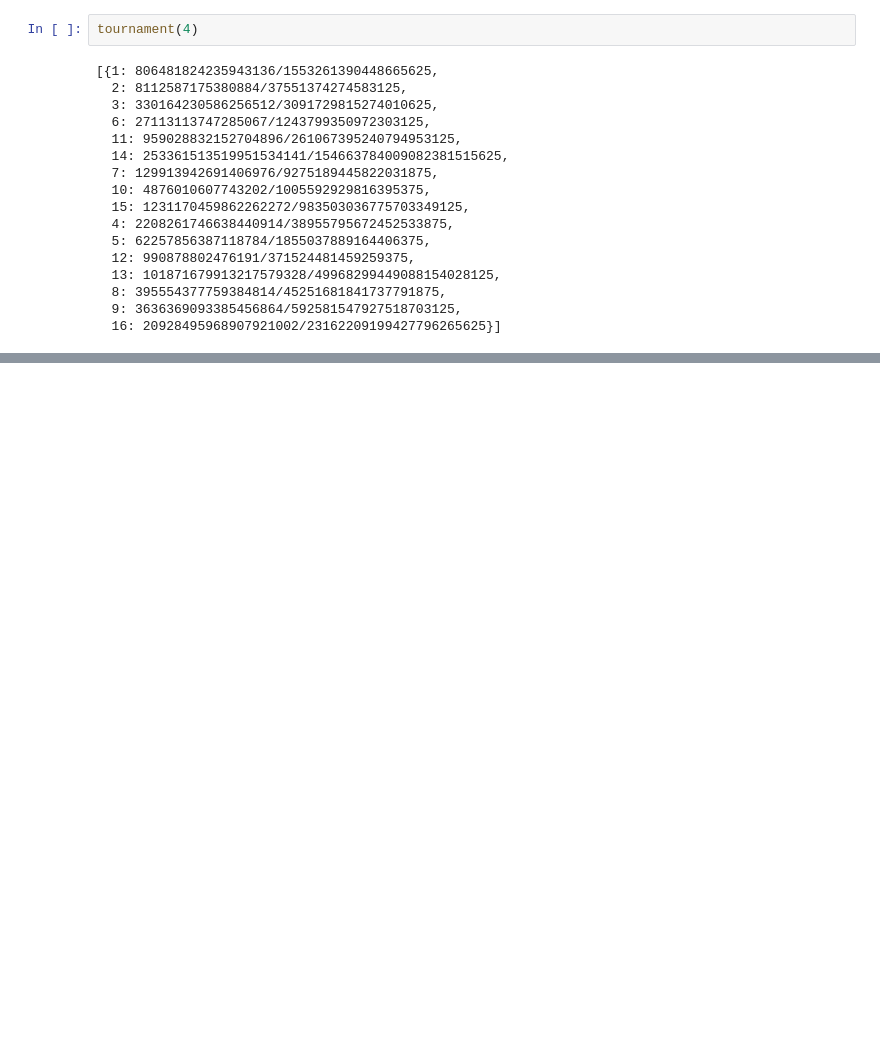
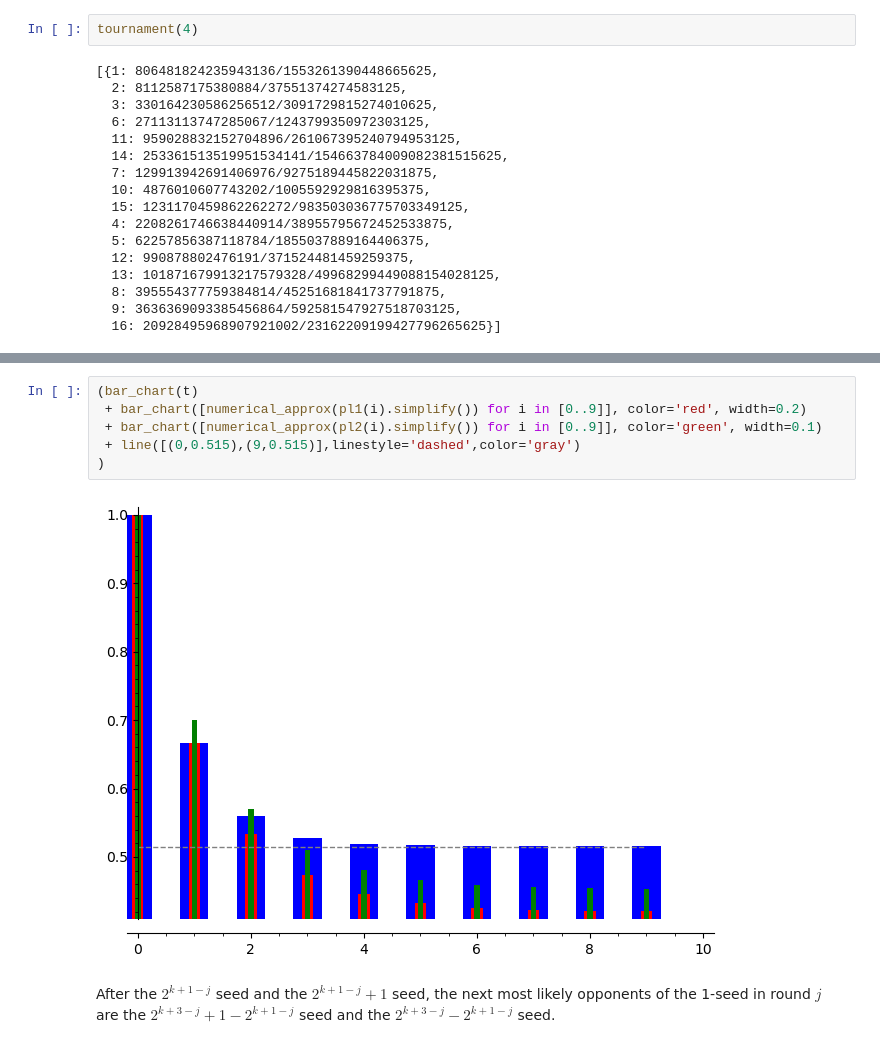
Before and after one commit to qpliu/sunday-puzzle, a Jupyter notebook: riddler/2025/20250321.ipynb, the cells around one changed output, grey strips where cells are left out. Saved outputs shown, nothing was run; the diff lists cells and outputs as text; blank space fills up the shorter version.

```diff
--- a/riddler/2025/20250321.ipynb
+++ b/riddler/2025/20250321.ipynb
@@ -88,0 +166,12 @@ $\frac{(2^{k-1}+1)2^{k-1}}{2^k+1}\left(\frac{1}{2^{k-1}+1}+\frac{1}{2^{k-1}+2}\r
+# %%
+(bar_chart(t)
+ + bar_chart([numerical_approx(pl1(i).simplify()) for i in [0..9]], color='red', width=0.2)
+ + bar_chart([numerical_approx(pl2(i).simplify()) for i in [0..9]], color='green', width=0.1)
+ + line([(0,0.515),(9,0.515)],linestyle='dashed',color='gray')
+)
+# %% [output]
+[figure, added]
+# %% [markdown]
+After the $2^{k+1-j}$ seed and the $2^{k+1-j}+1$ seed, the next most likely opponents
+of the 1-seed in round $j$ are the $2^{k+3-j}+1-2^{k+1-j}$ seed
+and the $2^{k+3-j}-2^{k+1-j}$ seed.
```
Also changed, not shown: parts of 24 cells of this notebook, 1 other file.
